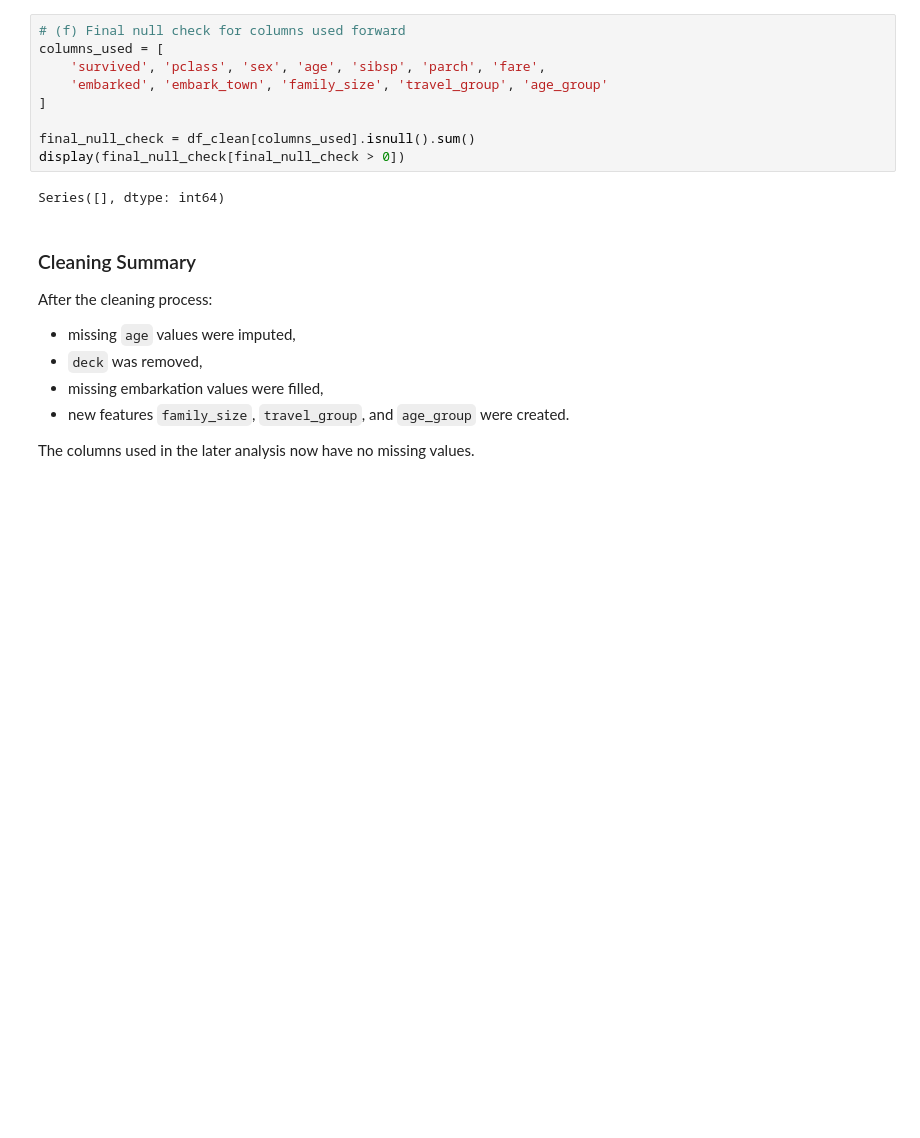
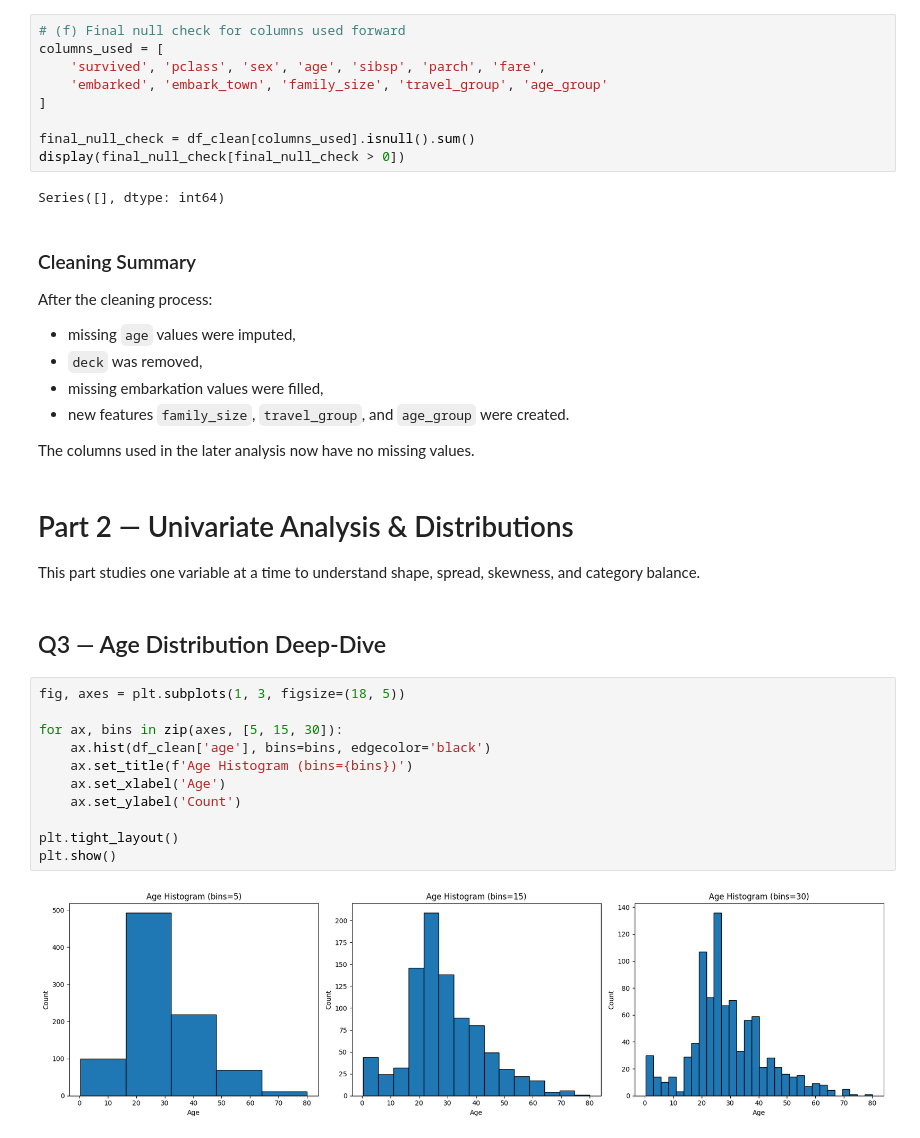
Before and after one commit to SHKabdulhadi/Titanic-Data-Analysis, a Jupyter notebook: titanic-data-analysis.ipynb, the cells around one changed output. Saved outputs shown, nothing was run; the diff lists cells and outputs as text; blank space fills up the shorter version.

```diff
--- a/titanic-data-analysis.ipynb
+++ b/titanic-data-analysis.ipynb
@@ -242,3 +242,21 @@ After the cleaning process:
 - new features `family_size`, `travel_group`, and `age_group` were created.
 
 The columns used in the later analysis now have no missing values.
+# %% [markdown]
+# Part 2 — Univariate Analysis & Distributions
+This part studies one variable at a time to understand shape, spread, skewness, and category balance.
+# %% [markdown]
+## Q3 — Age Distribution Deep-Dive
+# %%
+fig, axes = plt.subplots(1, 3, figsize=(18, 5))
+
+for ax, bins in zip(axes, [5, 15, 30]):
+    ax.hist(df_clean['age'], bins=bins, edgecolor='black')
+    ax.set_title(f'Age Histogram (bins={bins})')
+    ax.set_xlabel('Age')
+    ax.set_ylabel('Count')
+
+plt.tight_layout()
+plt.show()
+# %% [output]
+[figure, added]
```
Also changed, not shown: parts of 5 cells of this notebook.
